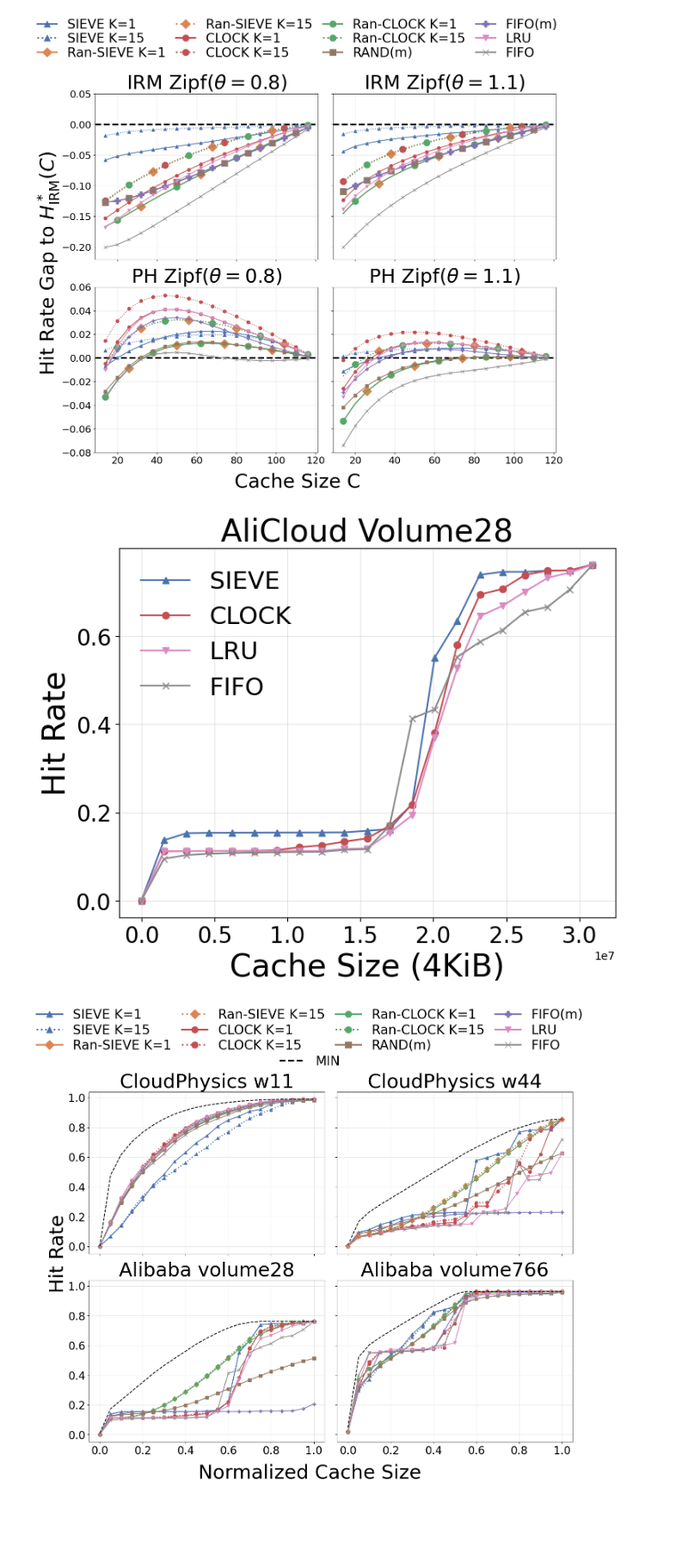
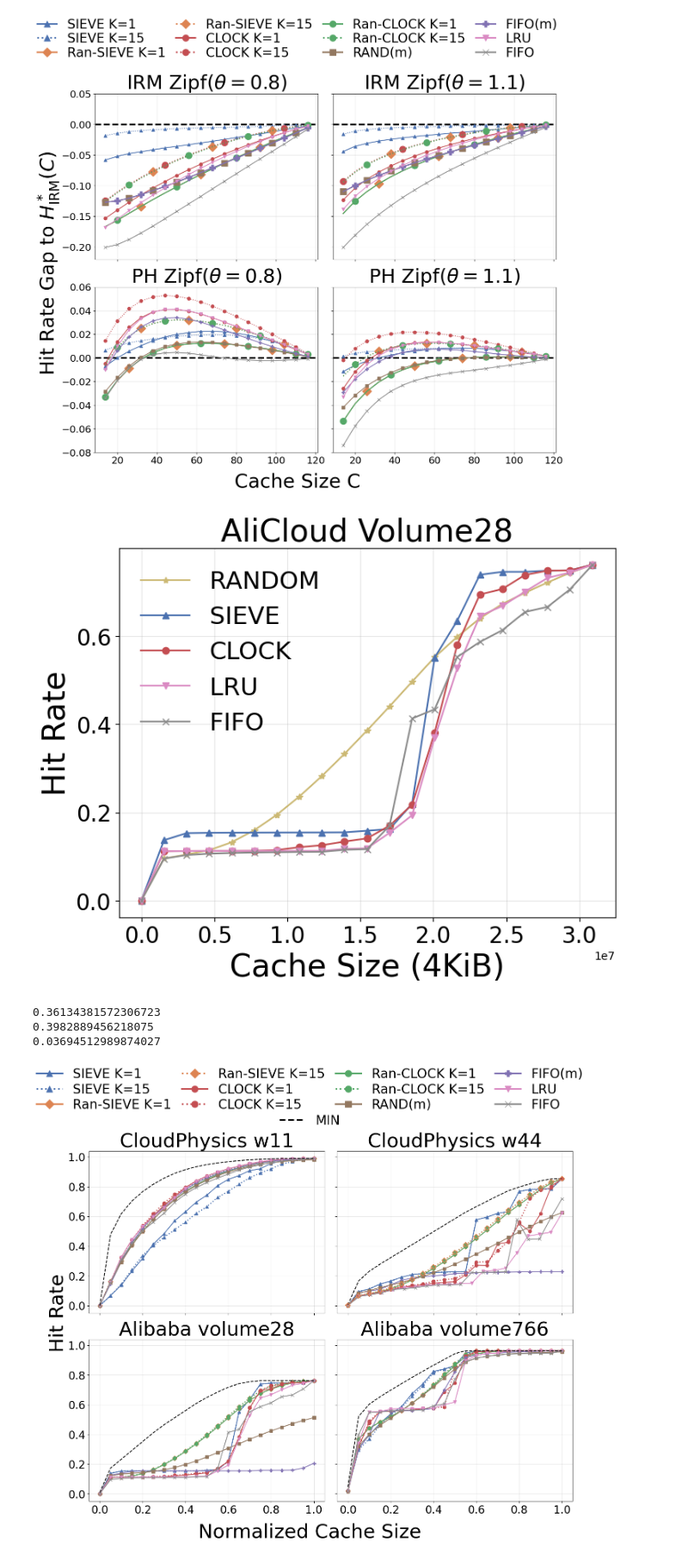
Before and after one commit to Effygal/cache-modeling, a Jupyter notebook: ran-clock-sieve.ipynb, the cells around one changed output. Shown at 86% size. Saved outputs shown, nothing was run; the diff lists cells and outputs as text; code cells hidden in the pictures; blank space fills up the shorter version.

```diff
--- a/ran-clock-sieve.ipynb
+++ b/ran-clock-sieve.ipynb
@@ -1086,30 +1086,63 @@ v766_c_s1, v766_hr_s1, v766_c_s15, v766_hr_s15, v766_c_rs1, v766_hr_rs1, v766_c_
 #     c_fifo=v766_c_f, hr_fifo=v766_hr_f,
 #     c_min=v766_c_min, hr_min=v766_hr_min)
 # %%
-v28_c_s1, v28_hr_s1, v28_c_s15, v28_hr_s15, v28_c_rs1, v28_hr_rs1, v28_c_rs15, v28_hr_rs15, v28_c_rc1, v28_hr_rc1, v28_c_rc15, v28_hr_rc15, v28_c_cc1, v28_hr_cc1, v28_c_cc15, v28_hr_cc15, v28_c_fm, v28_hr_fm, v28_c_rm, v28_hr_rm, v28_c_l, v28_hr_l, v28_c_f, v28_hr_f, v28_c_min, v28_hr_min = np.load('data/v28_mrcs.npz', allow_pickle=True).values()
+# v28_c_s1, v28_hr_s1, v28_c_s15, v28_hr_s15, v28_c_rs1, v28_hr_rs1, v28_c_rs15, v28_hr_rs15, v28_c_rc1, v28_hr_rc1, v28_c_rc15, v28_hr_rc15, v28_c_cc1, v28_hr_cc1, v28_c_cc15, v28_hr_cc15, v28_c_fm, v28_hr_fm, v28_c_rm, v28_hr_rm, v28_c_l, v28_hr_l, v28_c_f, v28_hr_f, v28_c_min, v28_hr_min = np.load('data/v28_mrcs.npz', allow_pickle=True).values()
 
-plt.figure(figsize=(8,6))
-ax = plt.gca()
-ax.tick_params(axis='both', labelsize=20)
-plt.grid(True, alpha=0.3)
+# v28 = np.loadtxt('/mnt/sda/alibaba_block_traces_2020/volume28.txt', dtype=np.int64)
+# v28[:, 0] += 4095
+# v28 = tg.squash(tg.unroll(v28 // 4096))
+
+# v28_c_rc0, v28_hr_rc0 = sim_ran_clock(v28, cnt=0) # ran-clock(0) is RANDOM
+
+# np.savez_compressed('data/v28_mrcs.npz',
+#     c_s1=v28_c_s1, hr_s1=v28_hr_s1,
+#     c_s15=v28_c_s15, hr_s15=v28_hr_s15,
+#     c_rs1 = v28_c_rs1, hr_rs1 = v28_hr_rs1,
+#     c_rs15 = v28_c_rs15, hr_rs15 = v28_hr_rs15,
+#     c_rc0 =v28_c_rc0, hr_rc0 = v28_hr_rc0,
+#     c_rc1 =v28_c_rc1, hr_rc1 = v28_hr_rc1,
+#     c_rc15=v28_c_rc15, hr_rc15=v28_hr_rc15,
+#     c_cc1=v28_c_cc1, hr_cc1=v28_hr_cc1,
+#     c_cc15=v28_c_cc15, hr_cc15=v28_hr_cc15,
+#     c_fifo_m=v28_c_fm, hr_fifo_m=v28_hr_fm,
+#     c_rand_m=v28_c_rm, hr_rand_m=v28_hr_rm,
+#     c_lru=v28_c_l, hr_lru=v28_hr_l,
+#     c_fifo=v28_c_f, hr_fifo=v28_hr_f,
+#     c_min=v28_c_min, hr_min=v28_hr_min)
+
+v28_c_s1, v28_hr_s1, v28_c_s15, v28_hr_s15, v28_c_rs1, v28_hr_rs1, v28_c_rs15, v28_hr_rs15, v28_c_rc0, v28_hr_rc0, v28_c_rc1, v28_hr_rc1, v28_c_rc15, v28_hr_rc15, v28_c_cc1, v28_hr_cc1, v28_c_cc15, v28_hr_cc15, v28_c_fm, v28_hr_fm, v28_c_rm, v28_hr_rm, v28_c_l, v28_hr_l, v28_c_f, v28_hr_f, v28_c_min, v28_hr_min = np.load('data/v28_mrcs.npz', allow_pickle=True).values()
 
 # plt.plot(v28_c_rc15, v28_hr_rc15, marker='D', label='Ran-C/Ran-S(K=15)', color=palette[2], linestyle=':', linewidth=1.5)
 # plt.plot(v28_c_rc1, v28_hr_rc1, marker='s', label='Ran-C/Ran-S(K=1)', color=palette[2], linestyle='-', linewidth=1.5)
 # plt.plot(v28_c_rs15, v28_hr_rs15, marker ='D', label='Ran-SIEVE(K=15)', color=palette[1], linestyle=':', linewidth=1.5)
 # plt.plot(v28_c_rs1, v28_hr_rs1, marker='s', label='Ran-SIEVE(K=1)', color=palette[1], linestyle='-', linewidth=1.5)
-
-plt.plot(v28_c_s1, v28_hr_s1, marker='^', label='SIEVE', color=palette[0], linestyle='-', linewidth=1.5)
-plt.plot(v28_c_cc1, v28_hr_cc1, marker='o', label='CLOCK', color=palette[3], linestyle='-', linewidth=1.5)
-plt.plot(v28_c_l, v28_hr_l, marker='v', label='LRU', color=palette[6], linestyle='-', linewidth=1.5)
-plt.plot(v28_c_f, v28_hr_f, marker='x', label='FIFO', color=palette[7], linestyle='-', linewidth=1.5)
-plt.legend(fontsize=22, frameon=False, loc='upper left')
-plt.title('AliCloud Volume28', fontsize=28)
-plt.xlabel('Cache Size (4KiB)', fontsize=28)
-plt.ylabel('Hit Rate', fontsize=28)
-# plt.savefig('figures/mrcs_v28_sample.pdf', bbox_inches='tight', format='pdf')
-plt.show()
-# %% [output]
-[figure, removed]
+# %%
+plt.figure(figsize=(8,6))
+ax = plt.gca()
+ax.tick_params(axis='both', labelsize=20)
+plt.grid(True, alpha=0.3)
+
+plt.plot(v28_c_rc0, v28_hr_rc0, marker='*', label='RANDOM', color=palette[8], linestyle='-', linewidth=1.5)
+plt.plot(v28_c_s1, v28_hr_s1, marker='^', label='SIEVE', color=palette[0], linestyle='-', linewidth=1.5)
+plt.plot(v28_c_cc1, v28_hr_cc1, marker='o', label='CLOCK', color=palette[3], linestyle='-', linewidth=1.5)
+plt.plot(v28_c_l, v28_hr_l, marker='v', label='LRU', color=palette[6], linestyle='-', linewidth=1.5)
+plt.plot(v28_c_f, v28_hr_f, marker='x', label='FIFO', color=palette[7], linestyle='-', linewidth=1.5)
+
+plt.legend(fontsize=22, frameon=False, loc='upper left')
+plt.title('AliCloud Volume28', fontsize=28)
+plt.xlabel('Cache Size (4KiB)', fontsize=28)
+plt.ylabel('Hit Rate', fontsize=28)
+plt.savefig('figures/mrcs_v28_sample.pdf', bbox_inches='tight', format='pdf')
+plt.show()
+
+print(np.mean(v28_hr_s1))
+print(np.mean(v28_hr_rc0))
+print(np.mean(v28_hr_rc0) - np.mean(v28_hr_s1))
+# %% [output]
+[figure, added]
+0.36134381572306723
+0.3982889456218075
+0.03694512989874027
 # %%
 fig, axes = plt.subplots(2, 2, figsize=(14, 12), sharex=True, sharey=True)
 (ax_w11, ax_w44), (ax_v28, ax_v766) = axes
```
Also changed, not shown: 2 other files.
